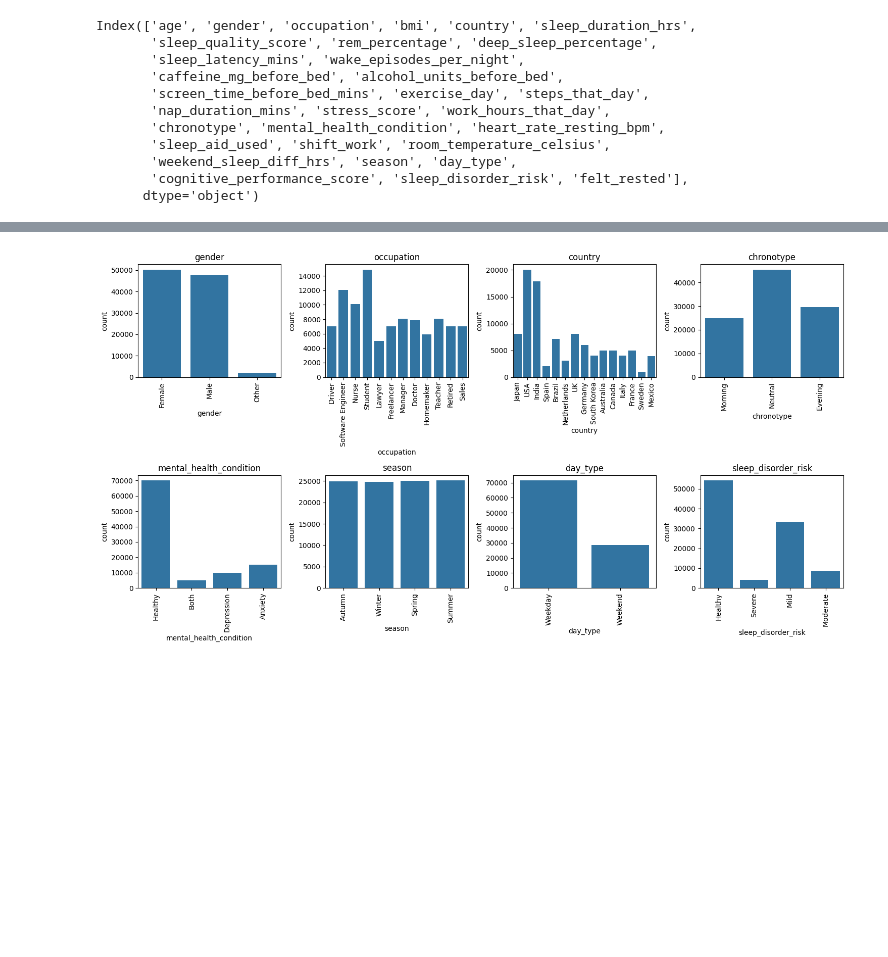
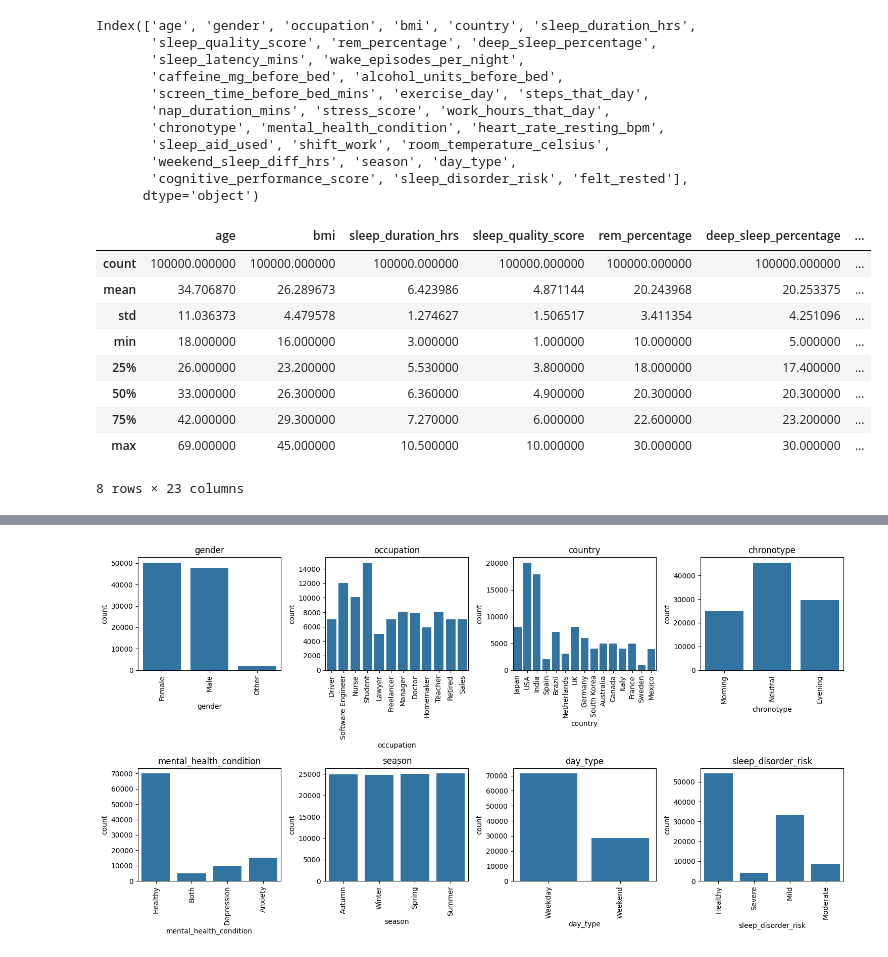
Before and after one commit to cinna-vk/iaa-pia, a Jupyter notebook: PIA_IAA.ipynb, the cells around one changed output, grey strips where cells are left out. Drawn from its saved outputs; the diff is of its cells as text; code cells hidden in the pictures; blank space fills up the shorter version.

```diff
--- a/PIA_IAA.ipynb
+++ b/PIA_IAA.ipynb
@@ -40,3 +40,16 @@ Index(['age', 'gender', 'occupation', 'bmi', 'country', 'sleep_duration_hrs',
        'weekend_sleep_diff_hrs', 'season', 'day_type',
        'cognitive_performance_score', 'sleep_disorder_risk', 'felt_rested'],
       dtype='object')
+# %%
+df.describe()
+# %% [output]
+|  | age | bmi | sleep_duration_hrs | sleep_quality_score | rem_percentage | deep_sleep_percentage | ... |
+| count | 100000.000000 | 100000.000000 | 100000.000000 | 100000.000000 | 100000.000000 | 100000.000000 | ... |
+| mean | 34.706870 | 26.289673 | 6.423986 | 4.871144 | 20.243968 | 20.253375 | ... |
+| std | 11.036373 | 4.479578 | 1.274627 | 1.506517 | 3.411354 | 4.251096 | ... |
+| min | 18.000000 | 16.000000 | 3.000000 | 1.000000 | 10.000000 | 5.000000 | ... |
+| 25% | 26.000000 | 23.200000 | 5.530000 | 3.800000 | 18.000000 | 17.400000 | ... |
+| 50% | 33.000000 | 26.300000 | 6.360000 | 4.900000 | 20.300000 | 20.300000 | ... |
+| 75% | 42.000000 | 29.300000 | 7.270000 | 6.000000 | 22.600000 | 23.200000 | ... |
+| max | 69.000000 | 45.000000 | 10.500000 | 10.000000 | 30.000000 | 30.000000 | ... |
+8 rows × 23 columns
```
Also changed, not shown: parts of 5 cells of this notebook.
